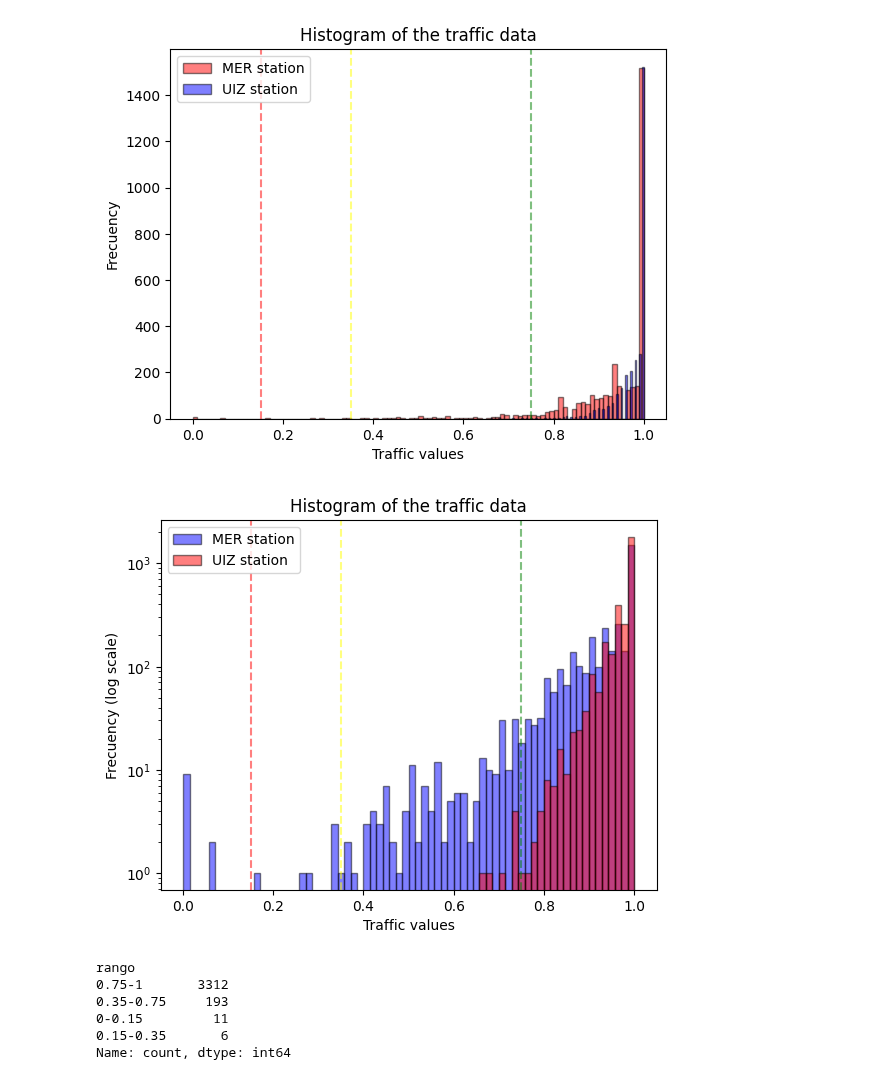
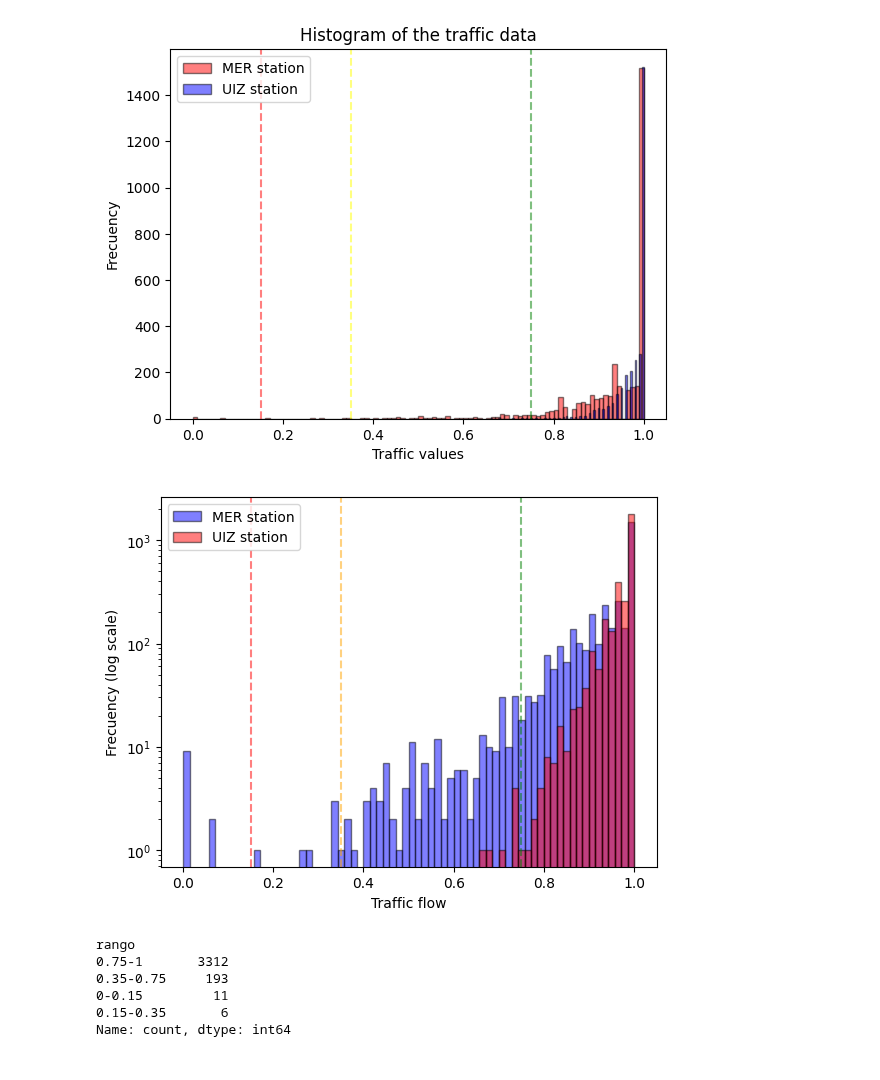
Before and after one commit to vlegaria/air_pollution, a Jupyter notebook: graficas/correlation.ipynb, the cells around one changed output. Drawn from its saved outputs; the diff is of its cells as text; code cells hidden in the pictures.

```diff
--- a/graficas/correlation.ipynb
+++ b/graficas/correlation.ipynb
@@ -549,20 +815,20 @@ plt.show()
 # %%
 bin_width = (1 - 0) / 70  # Define width based on desired bins
 bins = np.arange(0, 1 + bin_width, bin_width)  # Ensure consistent width
 plt.hist(df[df.traffic<=1.0].traffic, bins=bins, color='blue', edgecolor='black', alpha=0.5)
 plt.hist(df2[df2.traffic<=1.0].traffic, bins=bins, color='red', edgecolor='black', alpha=0.5)
 plt.yscale("log")  # Log scale for y-axis
 #plt.hist(df2[df2.traffic<1.0].traffic, bins=100, color='blue', edgecolor='black', alpha=0.5)
-plt.title('Histogram of the traffic data')
-plt.xlabel('Traffic values')
+#plt.title('Histogram of the traffic data')
+plt.xlabel('Traffic flow')
 plt.ylabel('Frecuency (log scale)')
 plt.legend(["MER station", "UIZ station"], loc="upper left")
 plt.axvline(x = 0.15, color = 'red', linestyle = '--', alpha = 0.5)
-plt.axvline(x = 0.35, color = 'yellow', linestyle = '--', alpha = 0.5)
+plt.axvline(x = 0.35, color = 'orange', linestyle = '--', alpha = 0.5)
 plt.axvline(x = 0.75, color = 'green', linestyle = '--', alpha = 0.5)
 plt.show()
 # %% [output]
-[figure, old version]
+[figure, new version]
 # %%
 bins = [0, 0.15, 0.35, 0.75, 1.2]  # Definir los intervalos
 labels = ['0-0.15', '0.15-0.35', '0.35-0.75', '0.75-1']  # Etiquetas para los intervalos
```
Also changed, not shown: parts of 15 cells of this notebook, 1 other file.
